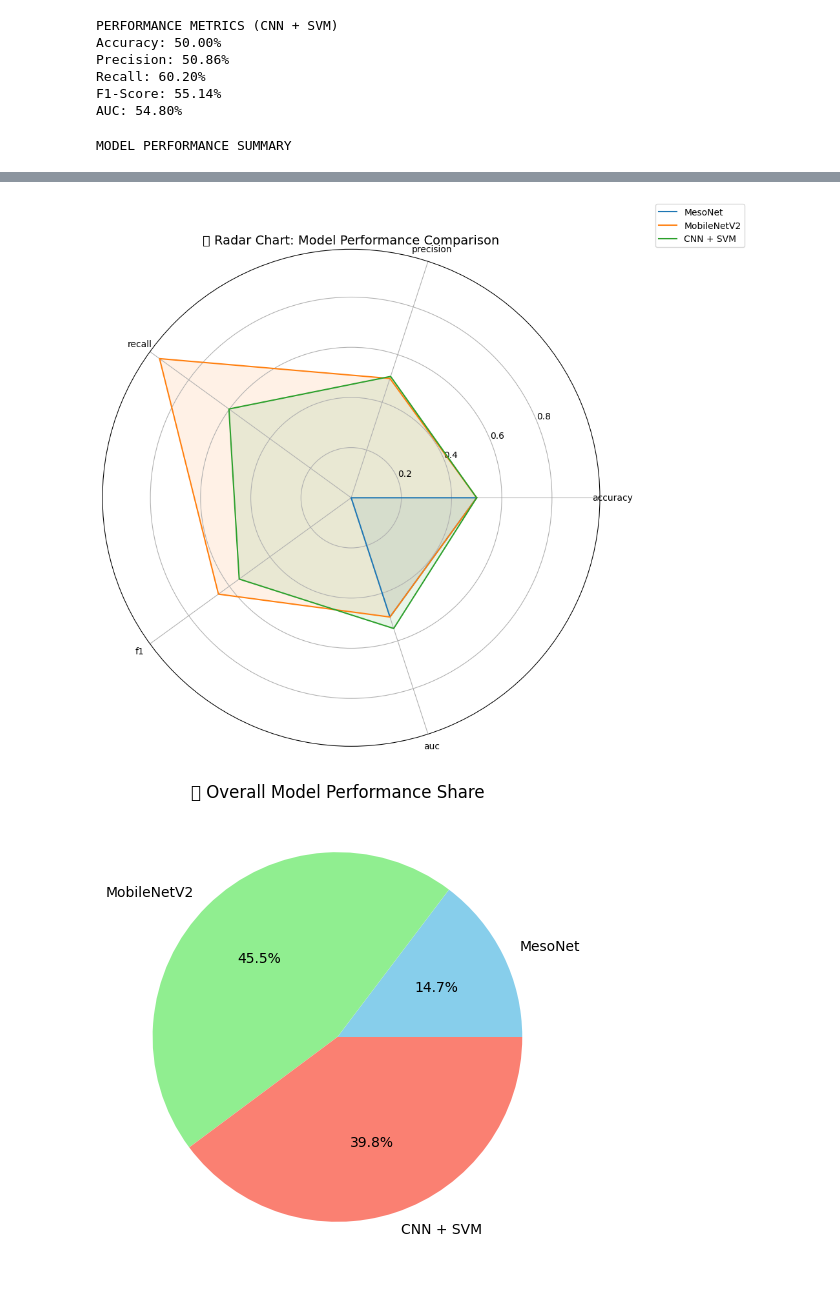
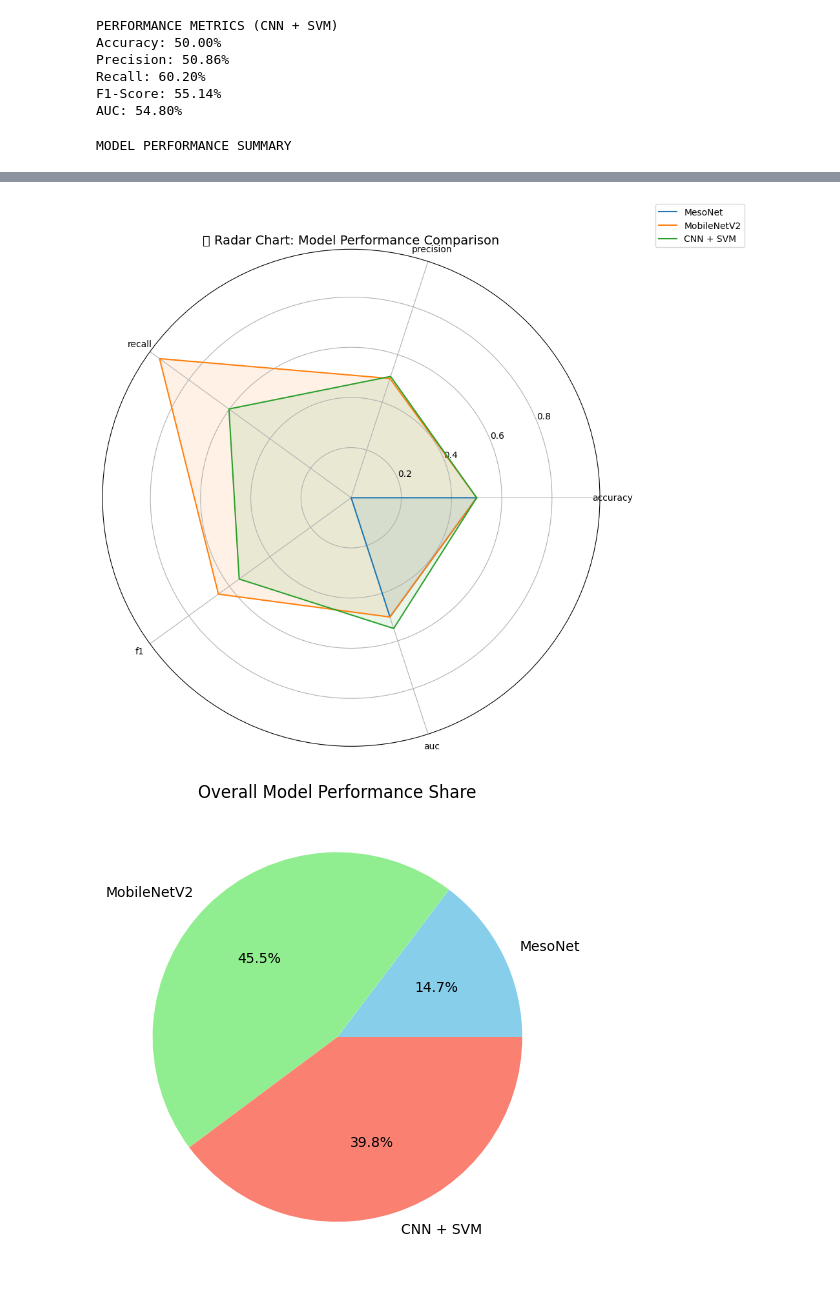
Before and after one commit to Nandhinimh/DEEPFAKE_DETECTION, a Jupyter notebook: CNN.ipynb, the cells around one changed output, grey strips where cells are left out. Cells and saved outputs as stored; diff of their text form; code cells hidden in the pictures.

```diff
--- a/CNN.ipynb
+++ b/CNN.ipynb
@@ -428,33 +428,33 @@ ax.set_xticklabels(metrics)
 plt.title("🕸️ Radar Chart: Model Performance Comparison", size=14)
 plt.legend(loc='upper right', bbox_to_anchor=(1.3, 1.1))
 plt.show()
 
 
 # 4.PIE CHART – Contribution of Each Model to Overall Performance
 
 total_perf = avg_scores / avg_scores.sum()
 plt.figure(figsize=(6,6))
 plt.pie(total_perf, labels=avg_scores.index, autopct='%1.1f%%', colors=['skyblue','lightgreen','salmon'])
-plt.title("🥧 Overall Model Performance Share")
+plt.title("Overall Model Performance Share")
 plt.show()
 
 
 # 5. FINAL CONCLUSION REPORT
 
 best_model = avg_scores.idxmax()
-print("🏁 FINAL COMPARISON REPORT")
+print("FINAL COMPARISON REPORT")
 print("──────────────────────────────")
 for model in results_df.index:
     print(f"{model}: Accuracy={results_df.loc[model,'accuracy']:.3f}, Precision={results_df.loc[model,'precision']:.3f}, Recall={results_df.loc[model,'recall']:.3f}, F1={results_df.loc[model,'f1']:.3f}, AUC={results_df.loc[model,'auc']:.3f}")
 
 print("\nBest Performing Model Based on Overall Average Score:", best_model)
 # %% [output]
 MODEL PERFORMANCE SUMMARY
 |  | accuracy | precision | recall | f1 | auc |
 | MesoNet | 0.5 | 0.000000 | 0.000000 | 0.000000 | 0.500000 |
 | MobileNetV2 | 0.5 | 0.500000 | 0.943627 | 0.653650 | 0.500000 |
 | CNN + SVM | 0.5 | 0.508621 | 0.602041 | 0.551402 | 0.548035 |
 [figure]
 [figure]
 [figure]
-[figure, old version]
+[figure, new version]
```
Also changed, not shown: parts of 1 cell of this notebook.
